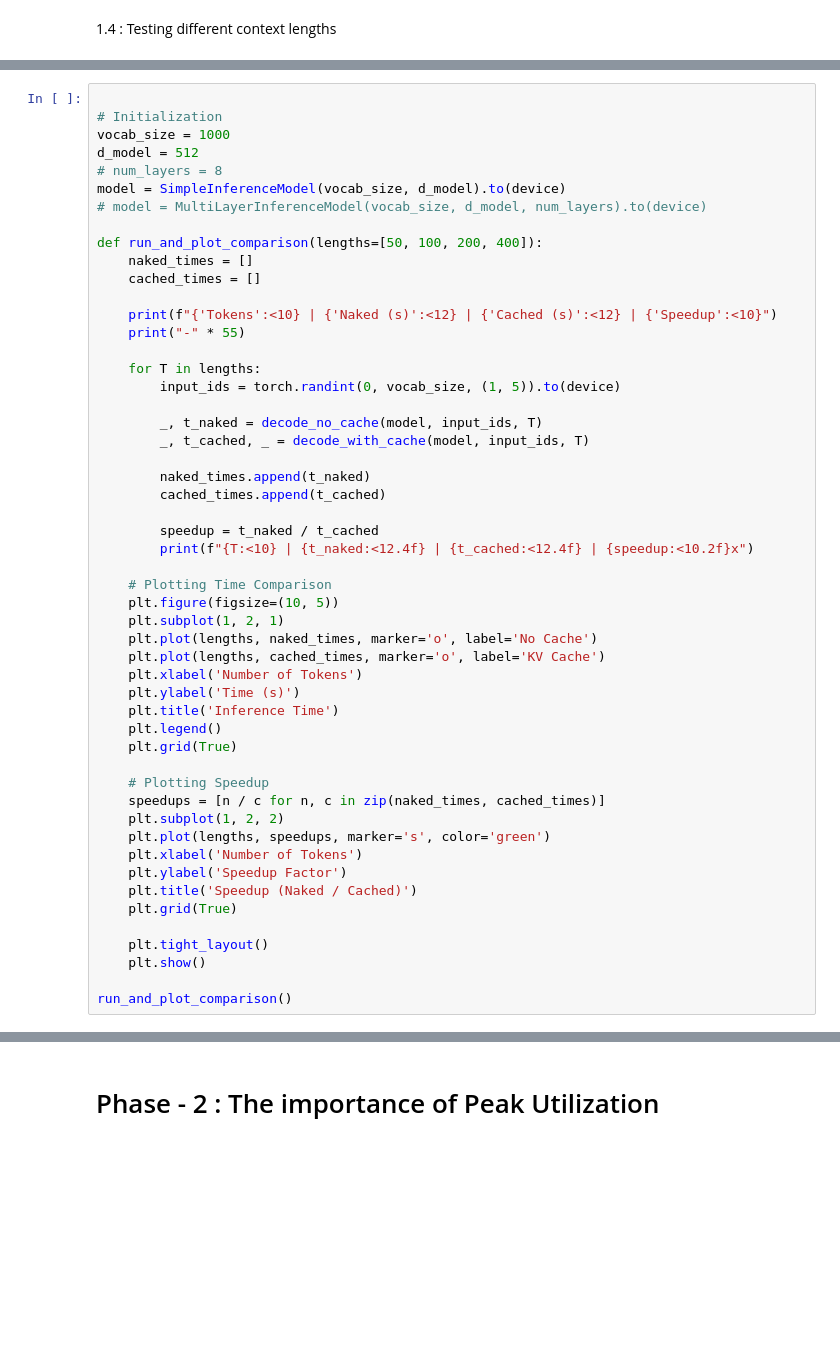
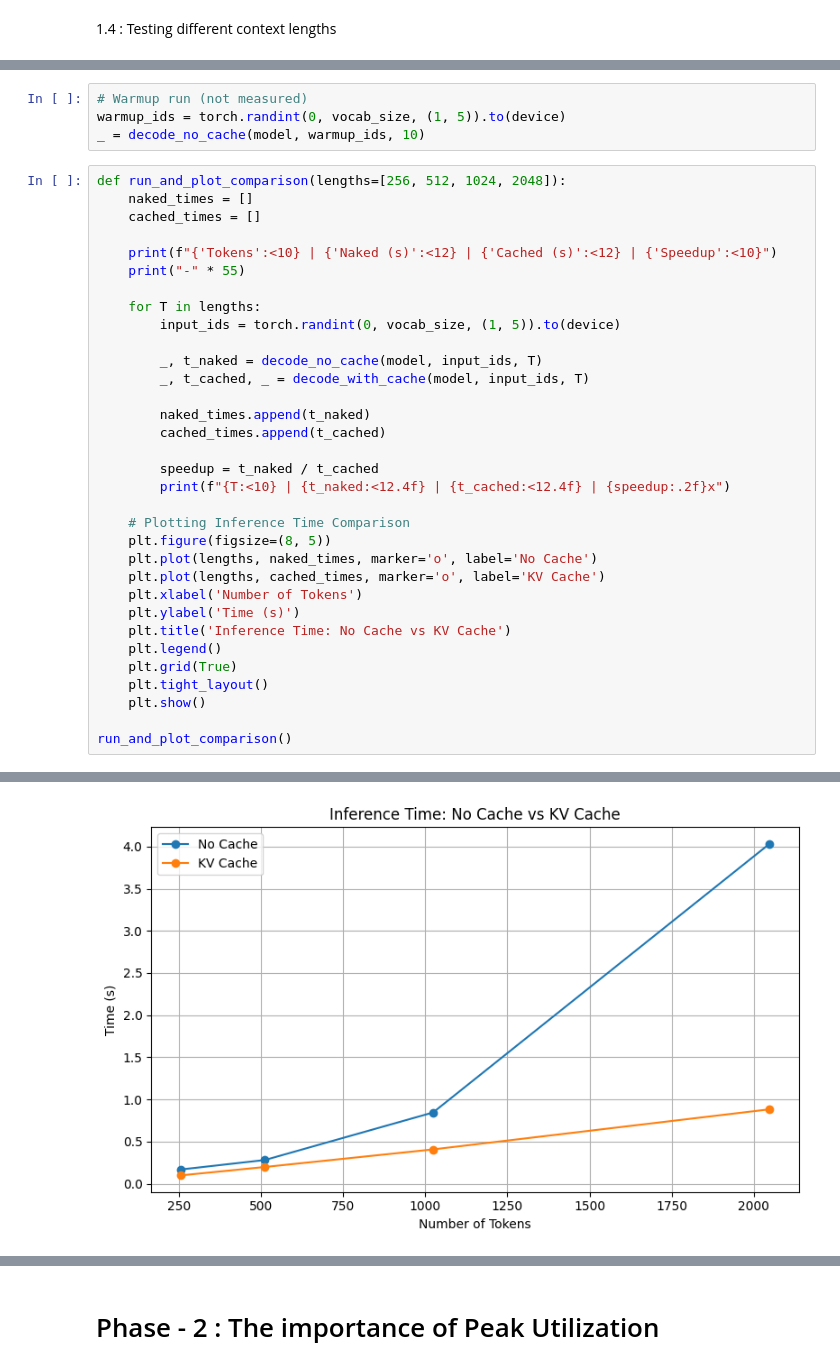
Before and after one commit to Anirud-Mohan/LLM-Inference-From-Scratch, a Jupyter notebook: LLM_inference_from_scratch.ipynb, the cells around one changed output, grey strips where cells are left out. Drawn from its saved outputs; the diff is of its cells as text; blank space fills up the shorter version.

```diff
--- a/LLM_inference_from_scratch.ipynb
+++ b/LLM_inference_from_scratch.ipynb
@@ -183,13 +172,9 @@ def decode_with_cache(model, input_ids, max_new_tokens):
+# %%
+# Warmup run (not measured)
+warmup_ids = torch.randint(0, vocab_size, (1, 5)).to(device)
+_ = decode_no_cache(model, warmup_ids, 10)
 # %%
-
-# Initialization
-vocab_size = 1000
-d_model = 512
-# num_layers = 8
-model = SimpleInferenceModel(vocab_size, d_model).to(device)
-# model = MultiLayerInferenceModel(vocab_size, d_model, num_layers).to(device)
-
-def run_and_plot_comparison(lengths=[50, 100, 200, 400]):
+def run_and_plot_comparison(lengths=[256, 512, 1024, 2048]):
     naked_times = []
     cached_times = []
 
@@ -206,29 +191,19 @@ def run_and_plot_comparison(lengths=[50, 100, 200, 400]):
         cached_times.append(t_cached)
 
         speedup = t_naked / t_cached
-        print(f"{T:<10} | {t_naked:<12.4f} | {t_cached:<12.4f} | {speedup:<10.2f}x")
+        print(f"{T:<10} | {t_naked:<12.4f} | {t_cached:<12.4f} | {speedup:.2f}x")
 
-    # Plotting Time Comparison
-    plt.figure(figsize=(10, 5))
-    plt.subplot(1, 2, 1)
+    # Plotting Inference Time Comparison
+    plt.figure(figsize=(8, 5))
     plt.plot(lengths, naked_times, marker='o', label='No Cache')
     plt.plot(lengths, cached_times, marker='o', label='KV Cache')
     plt.xlabel('Number of Tokens')
     plt.ylabel('Time (s)')
-    plt.title('Inference Time')
+    plt.title('Inference Time: No Cache vs KV Cache')
     plt.legend()
     plt.grid(True)
-
-    # Plotting Speedup
-    speedups = [n / c for n, c in zip(naked_times, cached_times)]
-    plt.subplot(1, 2, 2)
-    plt.plot(lengths, speedups, marker='s', color='green')
-    plt.xlabel('Number of Tokens')
-    plt.ylabel('Speedup Factor')
-    plt.title('Speedup (Naked / Cached)')
-    plt.grid(True)
-
     plt.tight_layout()
     plt.show()
 
 run_and_plot_comparison()
+# %% [output]
@@ -234,0 +216 @@ run_and_plot_comparison()
+[figure, added]
```
Also changed, not shown: parts of 114 cells of this notebook.
